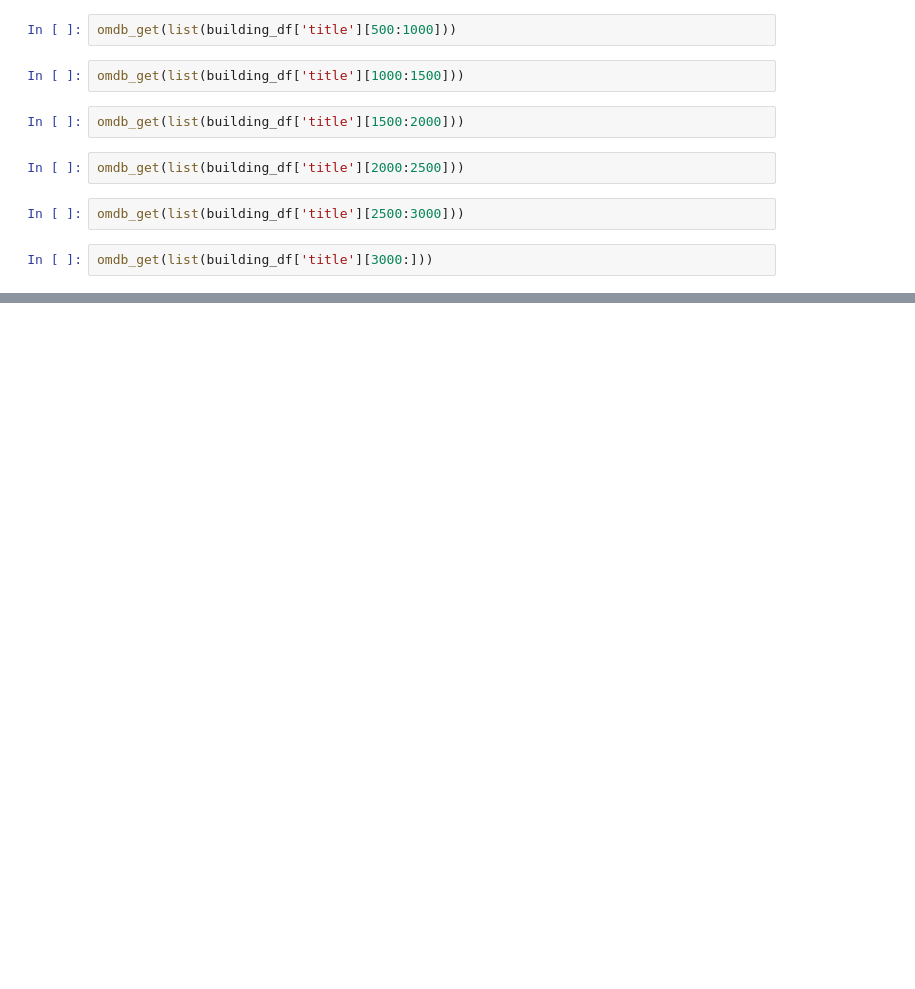
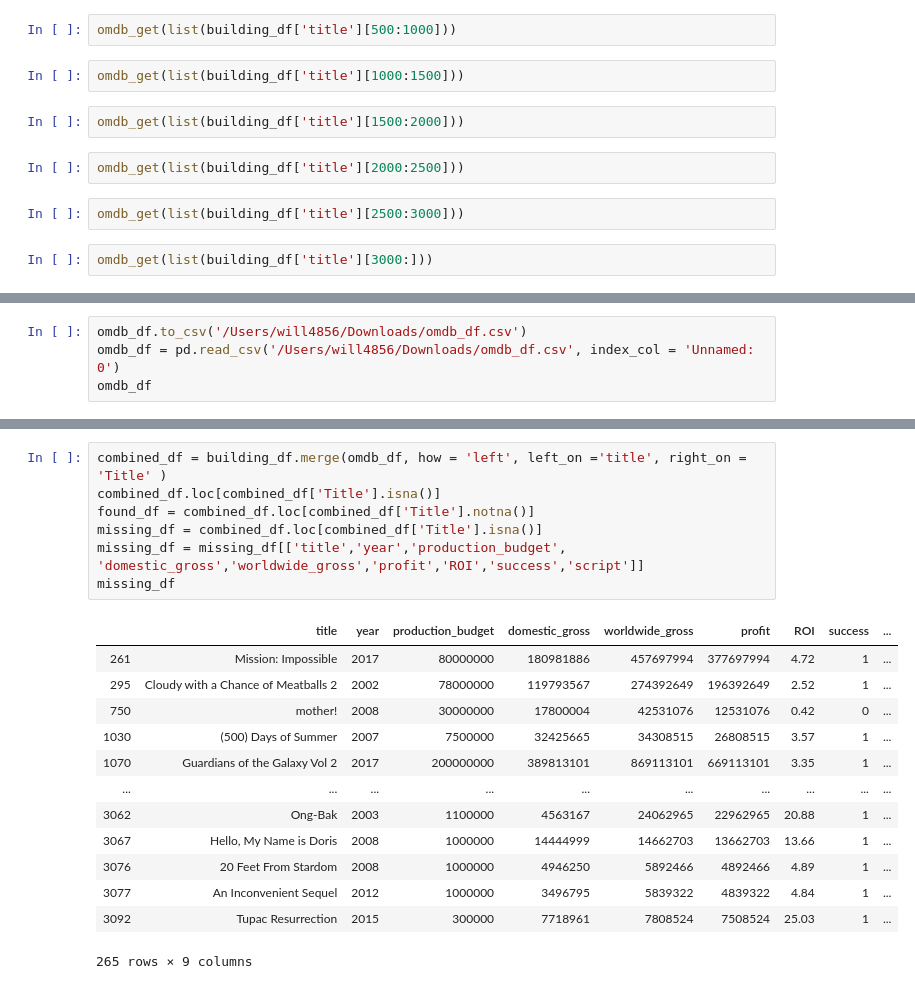
Before and after one commit to will4865/FlatironCapstoneProject, a Jupyter notebook: cleaning_scripts.ipynb, the cells around one changed output, grey strips where cells are left out. Drawn from its saved outputs; the diff is of its cells as text; blank space fills up the shorter version.

Commit message:
included more omdb data, site down for missing values

```diff
--- a/cleaning_scripts.ipynb
+++ b/cleaning_scripts.ipynb
@@ -148,0 +168,4 @@ pd.DataFrame(film_desc).drop_duplicates('Title')
+# %%
+omdb_df.to_csv('/Users/will4856/Downloads/omdb_df.csv')
+omdb_df = pd.read_csv('/Users/will4856/Downloads/omdb_df.csv', index_col = 'Unnamed: 0')
+omdb_df
@@ -148,0 +186,21 @@ pd.DataFrame(film_desc).drop_duplicates('Title')
+# %%
+combined_df = building_df.merge(omdb_df, how = 'left', left_on ='title', right_on = 'Title' )
+combined_df.loc[combined_df['Title'].isna()]
+found_df = combined_df.loc[combined_df['Title'].notna()]
+missing_df = combined_df.loc[combined_df['Title'].isna()]
+missing_df = missing_df[['title','year','production_budget', 'domestic_gross','worldwide_gross','profit','ROI','success','script']]
+missing_df
+# %% [output]
+|  | title | year | production_budget | domestic_gross | worldwide_gross | profit | ROI | success | ... |
+| 261 | Mission: Impossible | 2017 | 80000000 | 180981886 | 457697994 | 377697994 | 4.72 | 1 | ... |
+| 295 | Cloudy with a Chance of Meatballs 2 | 2002 | 78000000 | 119793567 | 274392649 | 196392649 | 2.52 | 1 | ... |
+| 750 | mother! | 2008 | 30000000 | 17800004 | 42531076 | 12531076 | 0.42 | 0 | ... |
+| 1030 | (500) Days of Summer | 2007 | 7500000 | 32425665 | 34308515 | 26808515 | 3.57 | 1 | ... |
+| 1070 | Guardians of the Galaxy Vol 2 | 2017 | 200000000 | 389813101 | 869113101 | 669113101 | 3.35 | 1 | ... |
+| ... | ... | ... | ... | ... | ... | ... | ... | ... | ... |
+| 3062 | Ong-Bak | 2003 | 1100000 | 4563167 | 24062965 | 22962965 | 20.88 | 1 | ... |
+| 3067 | Hello, My Name is Doris | 2008 | 1000000 | 14444999 | 14662703 | 13662703 | 13.66 | 1 | ... |
+| 3076 | 20 Feet From Stardom | 2008 | 1000000 | 4946250 | 5892466 | 4892466 | 4.89 | 1 | ... |
+| 3077 | An Inconvenient Sequel | 2012 | 1000000 | 3496795 | 5839322 | 4839322 | 4.84 | 1 | ... |
+| 3092 | Tupac Resurrection | 2015 | 300000 | 7718961 | 7808524 | 7508524 | 25.03 | 1 | ... |
+265 rows × 9 columns
```
Also changed, not shown: parts of 7 cells of this notebook.
